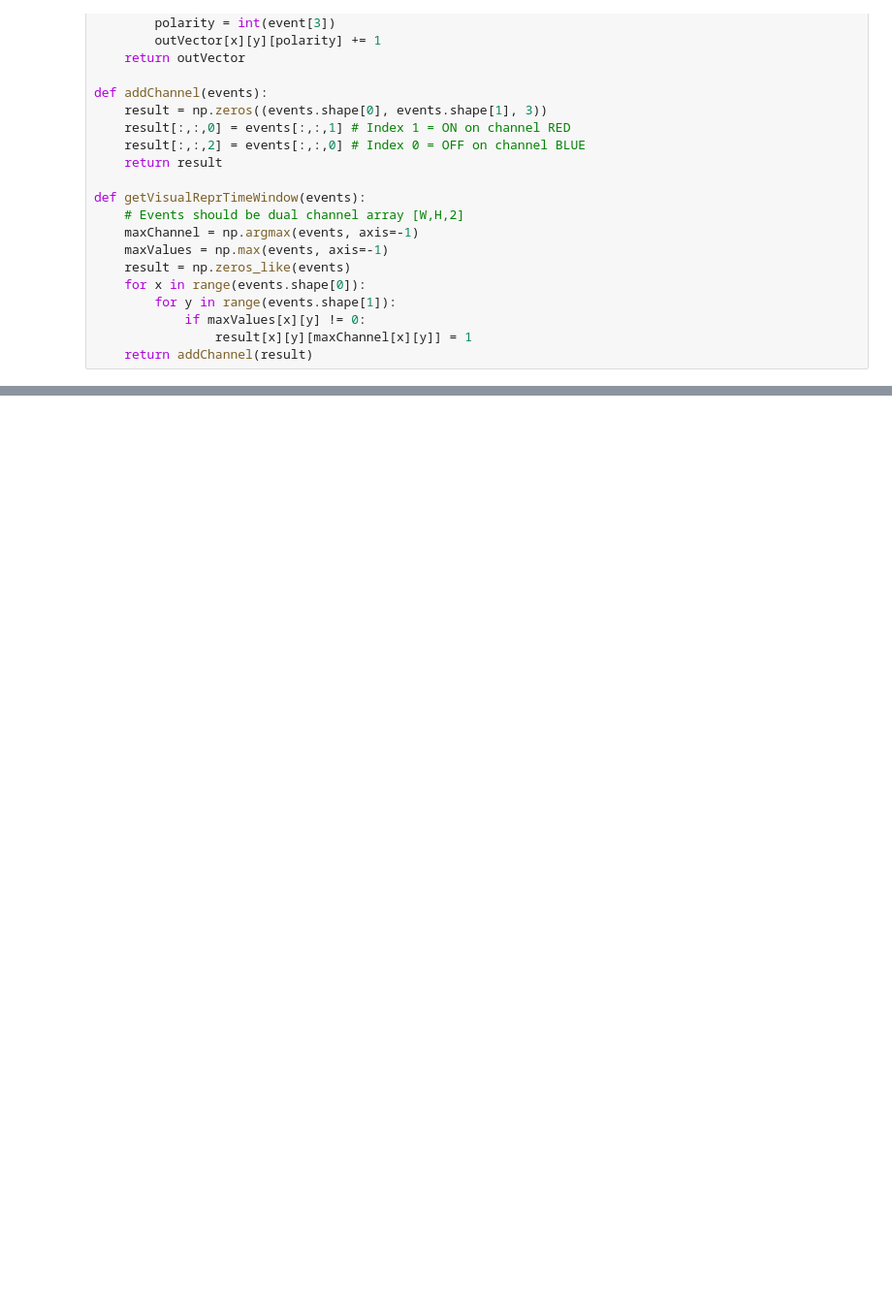
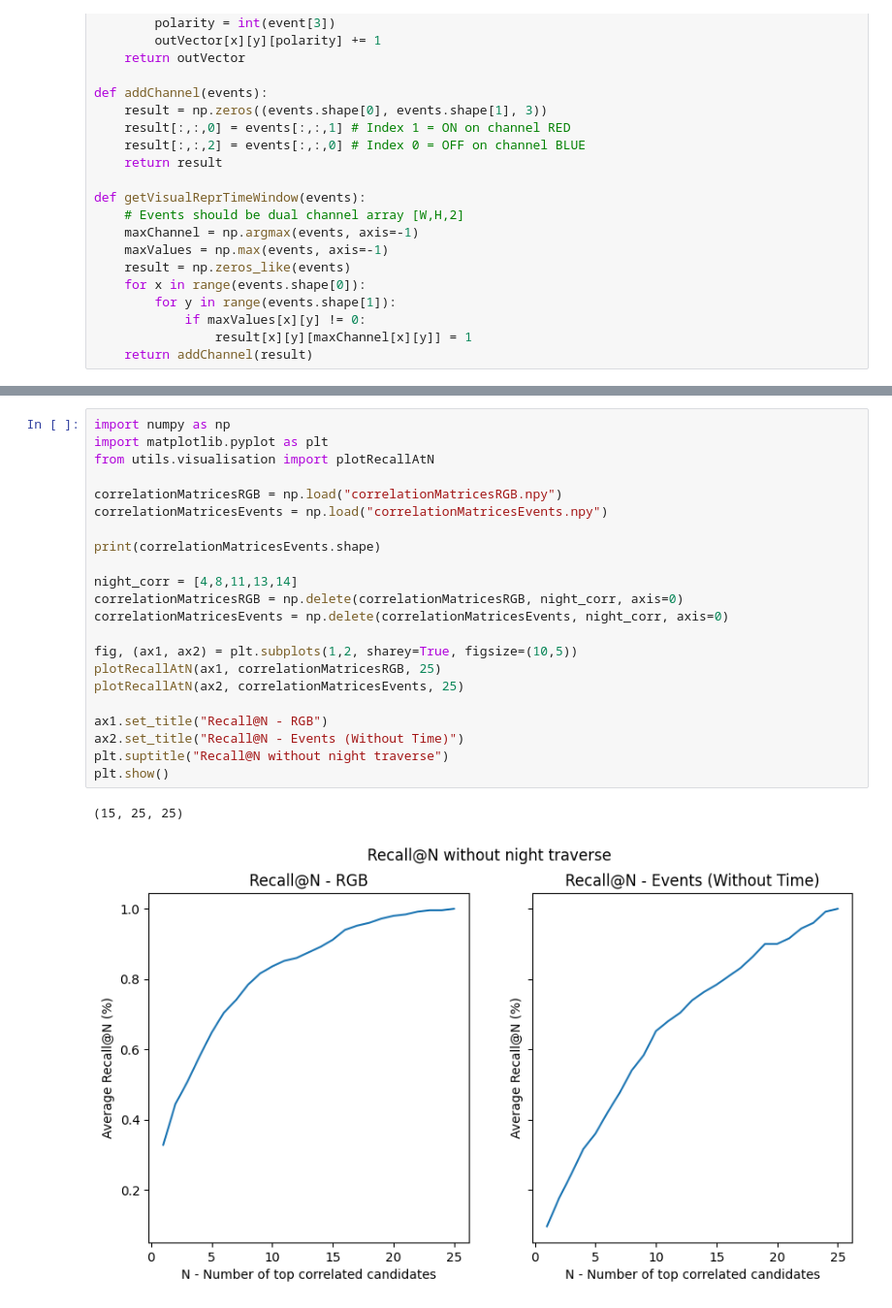
Before and after one commit to GeoffroyK/EventVPR, a Jupyter notebook: get_corresponding_events.ipynb, the cells around one changed output, grey strips where cells are left out. Shown at 97% size. Cells and saved outputs as stored; diff of their text form; blank space fills up the shorter version.

```diff
--- a/get_corresponding_events.ipynb
+++ b/get_corresponding_events.ipynb
@@ -506,0 +479,25 @@ plotRecallAtN(correlationMatrices, 25)
+# %%
+import numpy as np
+import matplotlib.pyplot as plt
+from utils.visualisation import plotRecallAtN
+
+correlationMatricesRGB = np.load("correlationMatricesRGB.npy")
+correlationMatricesEvents = np.load("correlationMatricesEvents.npy")
+
+print(correlationMatricesEvents.shape)
+
+night_corr = [4,8,11,13,14]
+correlationMatricesRGB = np.delete(correlationMatricesRGB, night_corr, axis=0)
+correlationMatricesEvents = np.delete(correlationMatricesEvents, night_corr, axis=0)
+
+fig, (ax1, ax2) = plt.subplots(1,2, sharey=True, figsize=(10,5))
+plotRecallAtN(ax1, correlationMatricesRGB, 25)
+plotRecallAtN(ax2, correlationMatricesEvents, 25)
+
+ax1.set_title("Recall@N - RGB")
+ax2.set_title("Recall@N - Events (Without Time)")
+plt.suptitle("Recall@N without night traverse")
+plt.show()
+# %% [output]
+(15, 25, 25)
+[figure, added]
```
Also changed, not shown: parts of 14 cells of this notebook, 2 other files.
